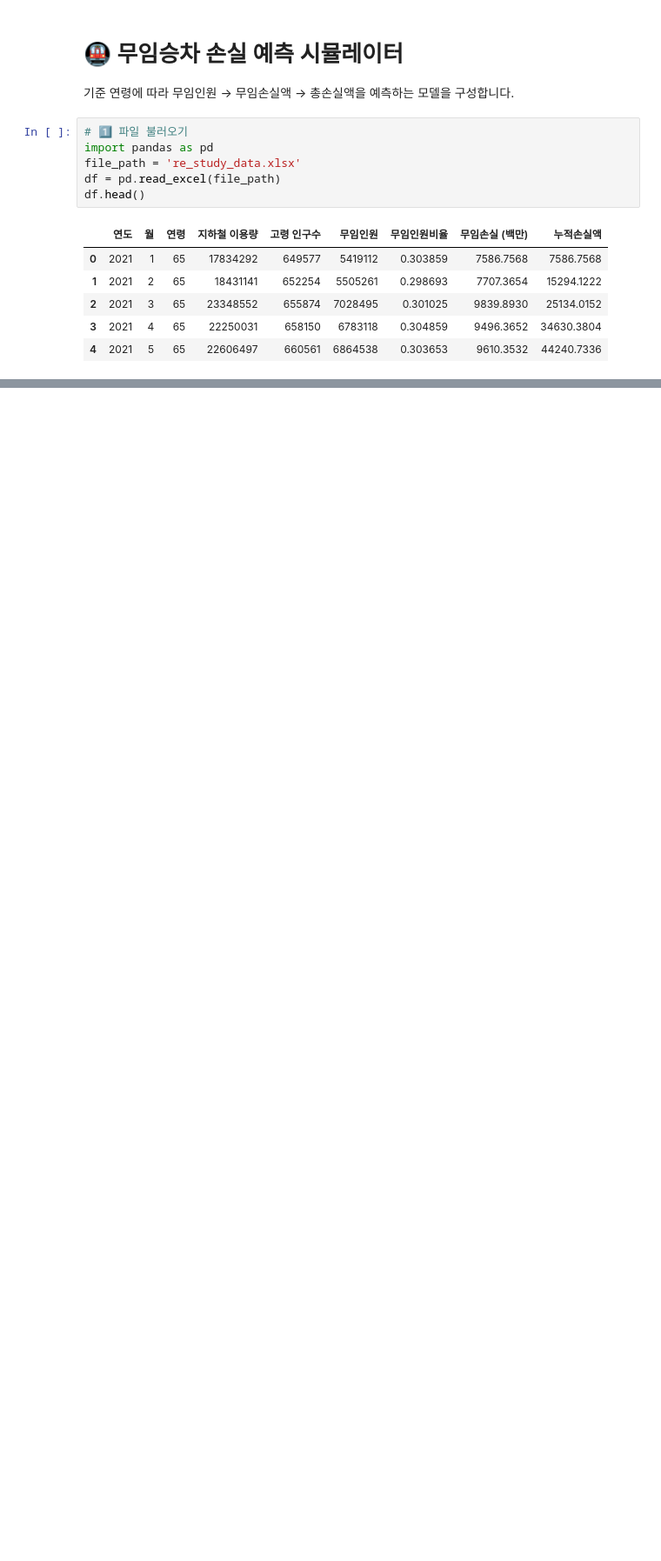
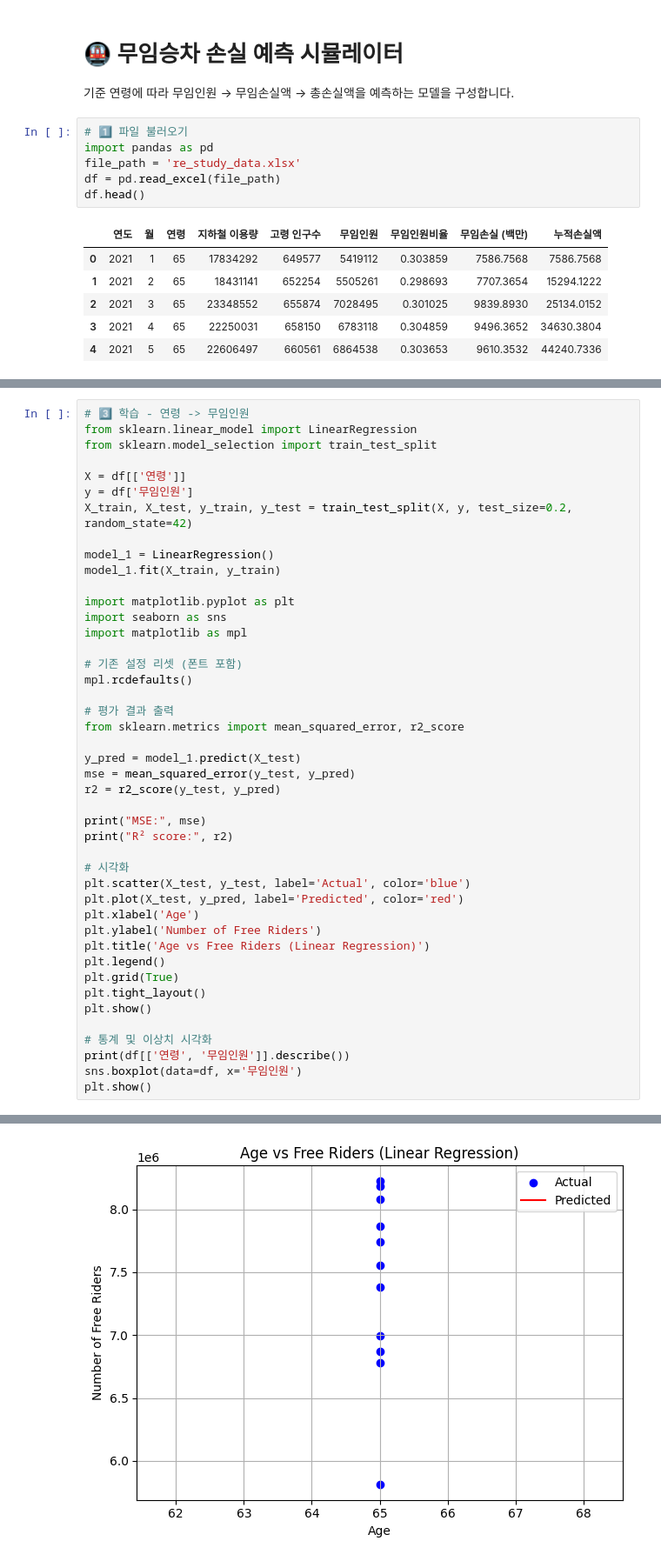
Before and after one commit to suyeonlee333333/oss2025, a Jupyter notebook: free_rider_simulator.ipynb, the cells around one changed output, grey strips where cells are left out. Shown at 87% size. Cells and saved outputs as stored; diff of their text form; blank space fills up the shorter version.

```diff
--- a/free_rider_simulator.ipynb
+++ b/free_rider_simulator.ipynb
@@ -118,0 +59,45 @@ simulate_loss(70)
+# %%
+# 3️⃣ 학습 - 연령 -> 무임인원
+from sklearn.linear_model import LinearRegression
+from sklearn.model_selection import train_test_split
+
+X = df[['연령']]
+y = df['무임인원']
+X_train, X_test, y_train, y_test = train_test_split(X, y, test_size=0.2, random_state=42)
+
+model_1 = LinearRegression()
+model_1.fit(X_train, y_train)
+
+import matplotlib.pyplot as plt
+import seaborn as sns
+import matplotlib as mpl
+
+# 기존 설정 리셋 (폰트 포함)
+mpl.rcdefaults()
+
+# 평가 결과 출력
+from sklearn.metrics import mean_squared_error, r2_score
+
+y_pred = model_1.predict(X_test)
+mse = mean_squared_error(y_test, y_pred)
+r2 = r2_score(y_test, y_pred)
+
+print("MSE:", mse)
+print("R² score:", r2)
+
+# 시각화
+plt.scatter(X_test, y_test, label='Actual', color='blue')
+plt.plot(X_test, y_pred, label='Predicted', color='red')
+plt.xlabel('Age')
+plt.ylabel('Number of Free Riders')
+plt.title('Age vs Free Riders (Linear Regression)')
+plt.legend()
+plt.grid(True)
+plt.tight_layout()
+plt.show()
+
+# 통계 및 이상치 시각화
+print(df[['연령', '무임인원']].describe())
+sns.boxplot(data=df, x='무임인원')
+plt.show()
+# %% [output]
@@ -118,0 +106 @@ simulate_loss(70)
+[figure, added]
```
Also changed, not shown: parts of 11 cells of this notebook.
